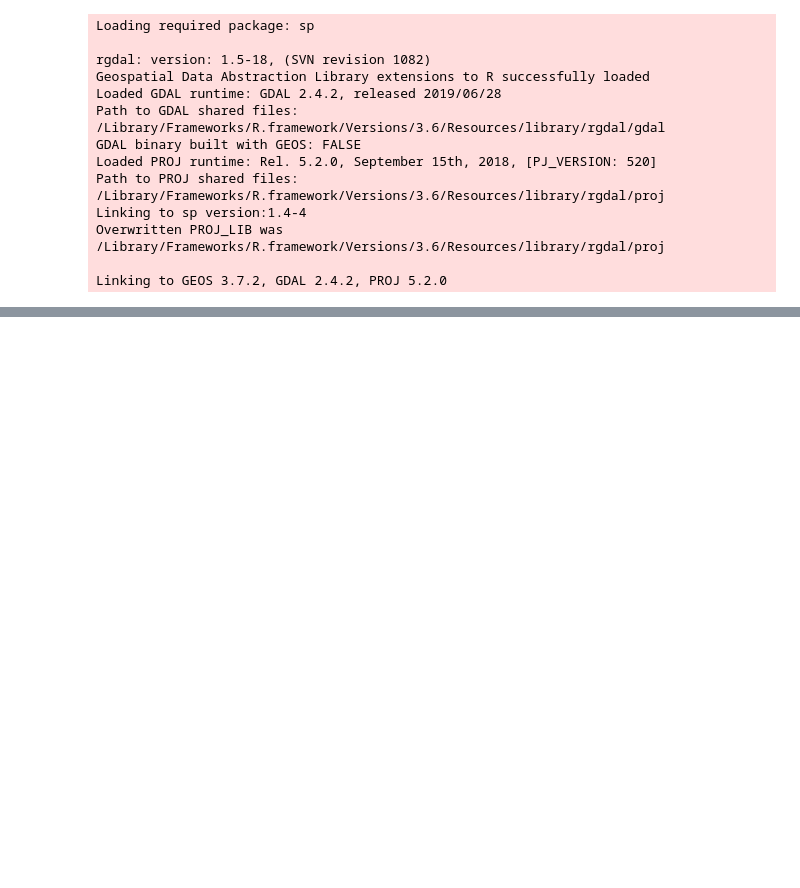
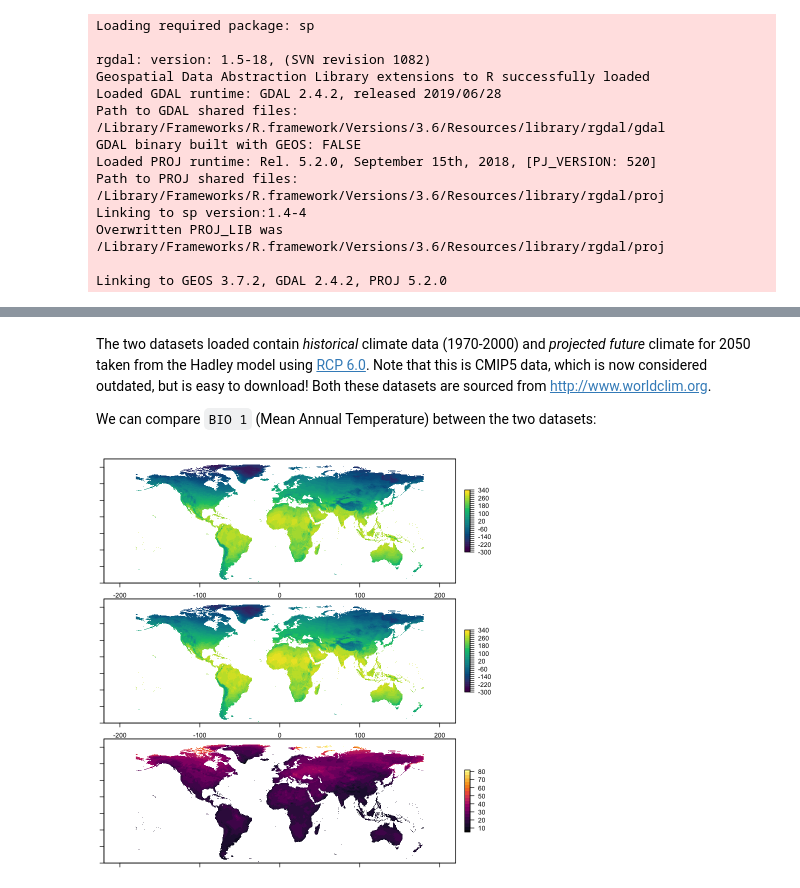
Before and after one commit to davidorme/Masters_GIS, a Jupyter notebook: _sources/practical_2/practical_2.ipynb, the cells around one changed output, grey strips where cells are left out. Cells and saved outputs as stored; diff of their text form; code cells hidden in the pictures; blank space fills up the shorter version.

```diff
--- a/_sources/practical_2/practical_2.ipynb
+++ b/_sources/practical_2/practical_2.ipynb
@@ -63,0 +85,10 @@ It [has been pointed out](https://methodsblog.com/2013/02/20/some-big-news-about
+# %%
+# Load the data
+bioclim_hist <- getData('worldclim', var='bio', res=10, path='data')
+bioclim_2050 <- getData('CMIP5', var='bio', res=10, rcp=60, model='HD', year=50, path='data')
+
+# Relabel the future variables to match the historical ones
+names(bioclim_2050) <- names(bioclim_hist)
+
+# Look at the data structure
+print(bioclim_hist)
@@ -63,0 +104,16 @@ It [has been pointed out](https://methodsblog.com/2013/02/20/some-big-news-about
+# %% [markdown]
+The two datasets loaded contain _historical_ climate data (1970-2000) and _projected future_ climate for 2050 taken from the Hadley model using [RCP 6.0](https://en.wikipedia.org/wiki/Representative_Concentration_Pathway). Note that this is CMIP5 data, which is now considered outdated, but is easy to download! Both these datasets are sourced from [http://www.worldclim.org](http://www.worldclim.org).
+
+We can compare `BIO 1` (Mean Annual Temperature) between the two datasets:
+# %%
+par(mfrow=c(3,1), mar=c(1,1,1,1))
+# Create a shared colour scheme
+breaks <- seq(-300, 350, by=20)
+cols <- hcl.colors(length(breaks) - 1)
+# Plot the historical and projected data
+plot(bioclim_hist[[1]], breaks=breaks, col=cols)
+plot(bioclim_2050[[1]], breaks=breaks, col=cols)
+# Plot the temperature difference
+plot(bioclim_2050[[1]] - bioclim_hist[[1]], col=hcl.colors(20, palette='Inferno'))
+# %% [output]
+[figure, added]
```
Also changed, not shown: parts of 20 cells of this notebook, 12 other files.
